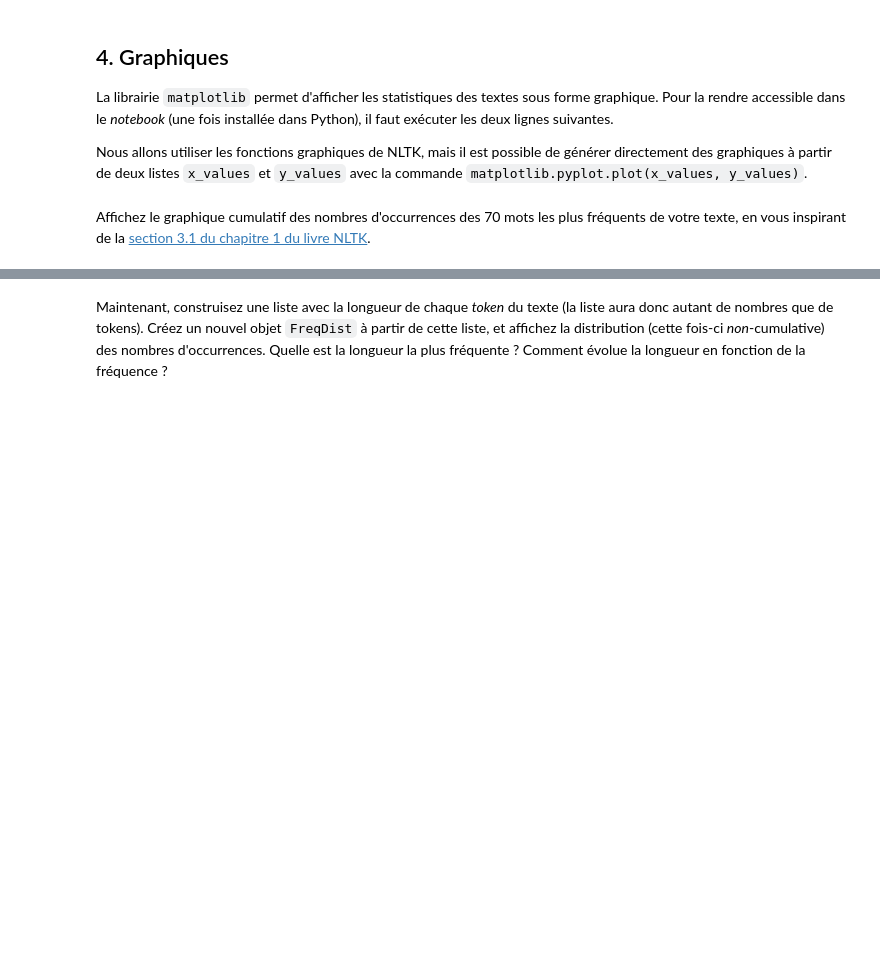
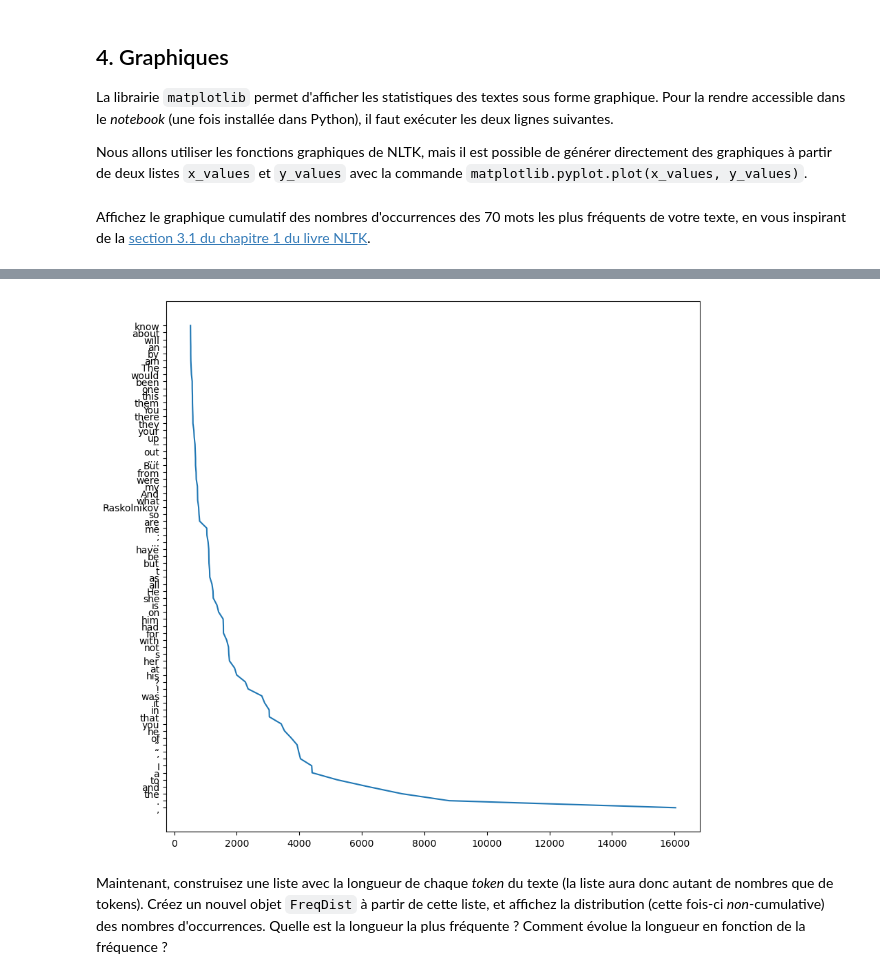
Before and after one commit to ODAncona/tal_lab, a Jupyter notebook: labo1/TAL_Labo1b_dancona_maier.ipynb, the cells around one changed output, grey strips where cells are left out. Cells and saved outputs as stored; diff of their text form; code cells hidden in the pictures; blank space fills up the shorter version.

```diff
--- a/labo1/TAL_Labo1b_dancona_maier.ipynb
+++ b/labo1/TAL_Labo1b_dancona_maier.ipynb
@@ -316,2 +331,7 @@ text.dispersion_plot(["money", "house", "family", "wife", "son", "daughter", "fa
+# %%
+plt.figure(figsize=(10, 10))
+plt.plot(counts,words);
+# %% [output]
+[figure, added]
 # %% [markdown]
 Maintenant, construisez une liste avec la longueur de chaque _token_ du texte (la liste aura donc autant de nombres que de tokens).  Créez un nouvel objet `FreqDist` à partir de cette liste, et affichez la distribution (cette fois-ci _non_-cumulative) des nombres d'occurrences.  Quelle est la longueur la plus fréquente ?  Comment évolue la longueur en fonction de la fréquence ?
```
Also changed, not shown: parts of 13 cells of this notebook.
